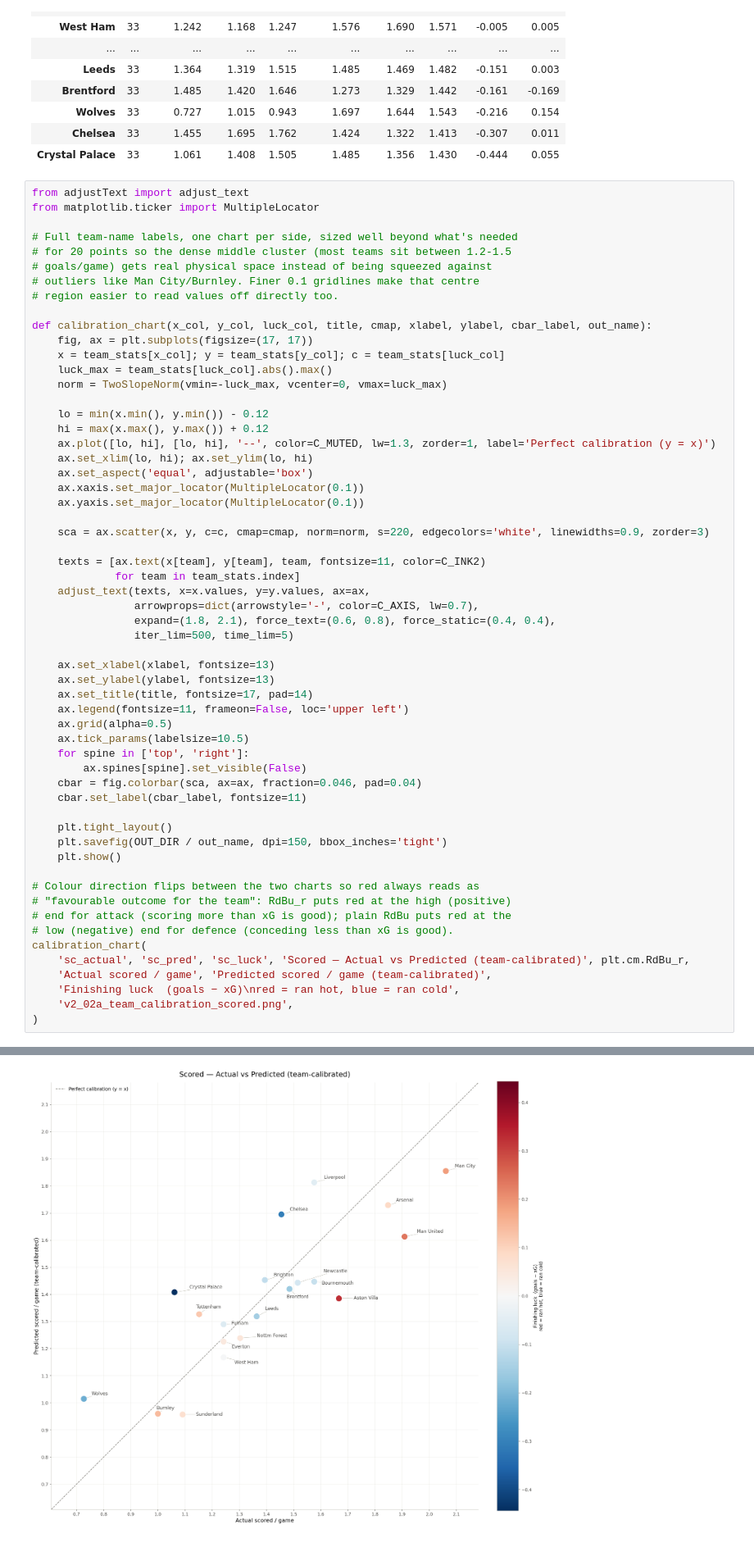
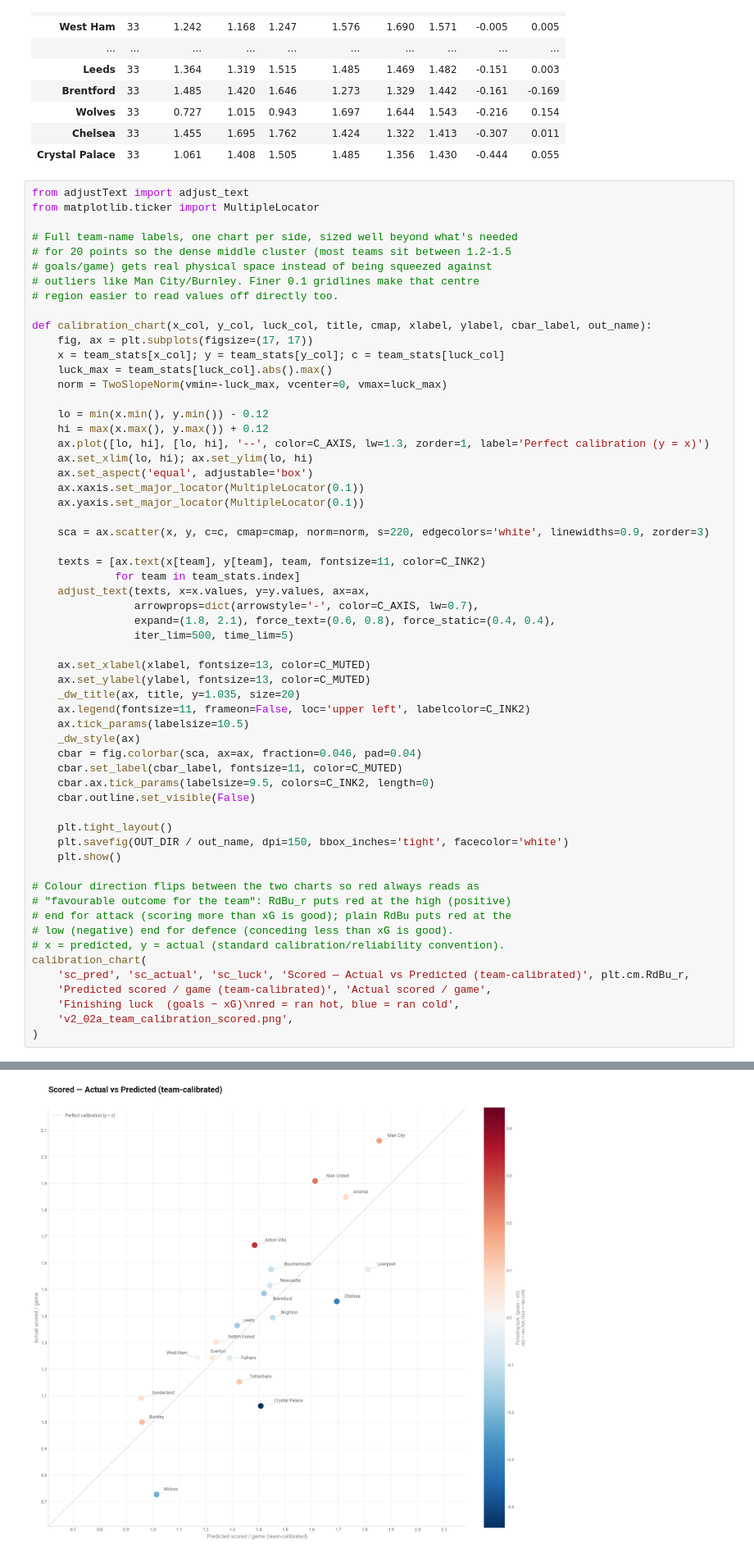
Before and after one commit to louis-porter/algobetting, a Jupyter notebook: algo/models/team_strength/non_penalty_bayes/premier_league/postmortem_v2.ipynb, the cells around one changed output, grey strips where cells are left out. Shown at 82% size. Cells and saved outputs as stored; diff of their text form.

```diff
--- a/algo/models/team_strength/non_penalty_bayes/premier_league/postmortem_v2.ipynb
+++ b/algo/models/team_strength/non_penalty_bayes/premier_league/postmortem_v2.ipynb
@@ -238,48 +273,49 @@ def calibration_chart(x_col, y_col, luck_col, title, cmap, xlabel, ylabel, cbar_
 
     lo = min(x.min(), y.min()) - 0.12
     hi = max(x.max(), y.max()) + 0.12
-    ax.plot([lo, hi], [lo, hi], '--', color=C_MUTED, lw=1.3, zorder=1, label='Perfect calibration (y = x)')
+    ax.plot([lo, hi], [lo, hi], '--', color=C_AXIS, lw=1.3, zorder=1, label='Perfect calibration (y = x)')
     ax.set_xlim(lo, hi); ax.set_ylim(lo, hi)
     ax.set_aspect('equal', adjustable='box')
     ax.xaxis.set_major_locator(MultipleLocator(0.1))
     ax.yaxis.set_major_locator(MultipleLocator(0.1))
 
     sca = ax.scatter(x, y, c=c, cmap=cmap, norm=norm, s=220, edgecolors='white', linewidths=0.9, zorder=3)
 
     texts = [ax.text(x[team], y[team], team, fontsize=11, color=C_INK2)
              for team in team_stats.index]
     adjust_text(texts, x=x.values, y=y.values, ax=ax,
                 arrowprops=dict(arrowstyle='-', color=C_AXIS, lw=0.7),
                 expand=(1.8, 2.1), force_text=(0.6, 0.8), force_static=(0.4, 0.4),
                 iter_lim=500, time_lim=5)
 
-    ax.set_xlabel(xlabel, fontsize=13)
-    ax.set_ylabel(ylabel, fontsize=13)
-    ax.set_title(title, fontsize=17, pad=14)
-    ax.legend(fontsize=11, frameon=False, loc='upper left')
-    ax.grid(alpha=0.5)
+    ax.set_xlabel(xlabel, fontsize=13, color=C_MUTED)
+    ax.set_ylabel(ylabel, fontsize=13, color=C_MUTED)
+    _dw_title(ax, title, y=1.035, size=20)
+    ax.legend(fontsize=11, frameon=False, loc='upper left', labelcolor=C_INK2)
     ax.tick_params(labelsize=10.5)
-    for spine in ['top', 'right']:
-        ax.spines[spine].set_visible(False)
+    _dw_style(ax)
     cbar = fig.colorbar(sca, ax=ax, fraction=0.046, pad=0.04)
-    cbar.set_label(cbar_label, fontsize=11)
+    cbar.set_label(cbar_label, fontsize=11, color=C_MUTED)
+    cbar.ax.tick_params(labelsize=9.5, colors=C_INK2, length=0)
+    cbar.outline.set_visible(False)
 
     plt.tight_layout()
-    plt.savefig(OUT_DIR / out_name, dpi=150, bbox_inches='tight')
+    plt.savefig(OUT_DIR / out_name, dpi=150, bbox_inches='tight', facecolor='white')
     plt.show()
 
 # Colour direction flips between the two charts so red always reads as
 # "favourable outcome for the team": RdBu_r puts red at the high (positive)
 # end for attack (scoring more than xG is good); plain RdBu puts red at the
 # low (negative) end for defence (conceding less than xG is good).
+# x = predicted, y = actual (standard calibration/reliability convention).
 calibration_chart(
-    'sc_actual', 'sc_pred', 'sc_luck', 'Scored — Actual vs Predicted (team-calibrated)', plt.cm.RdBu_r,
-    'Actual scored / game', 'Predicted scored / game (team-calibrated)',
+    'sc_pred', 'sc_actual', 'sc_luck', 'Scored — Actual vs Predicted (team-calibrated)', plt.cm.RdBu_r,
+    'Predicted scored / game (team-calibrated)', 'Actual scored / game',
     'Finishing luck  (goals − xG)\nred = ran hot, blue = ran cold',
     'v2_02a_team_calibration_scored.png',
 )
 # %% [output]
 Both time_lim and iter_lim are set, faster will be used
-[figure, old version]
+[figure, new version]
 # %%
 calibration_chart(
```
Also changed, not shown: parts of 4 cells of this notebook, 4 other files.
